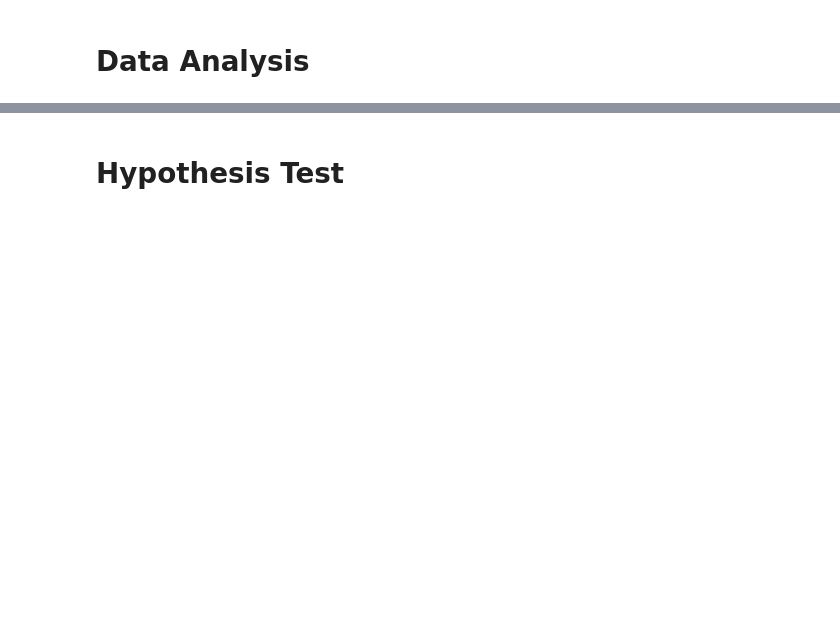
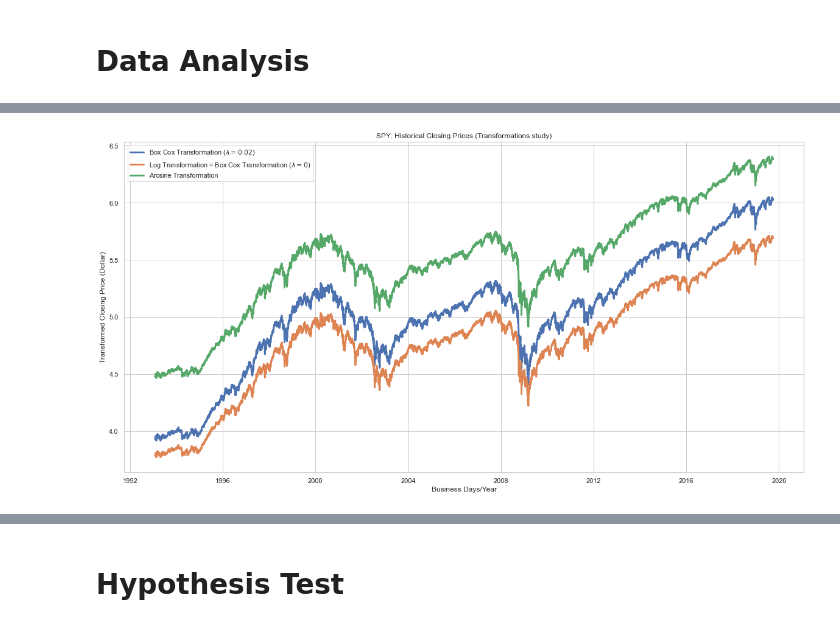
Before and after one commit to DidierRLopes/UnivariateTimeSeriesForecast, a Jupyter notebook: ExploratoryDataAnalysis.ipynb, the cells around one changed output, grey strips where cells are left out. Cells and saved outputs as stored; diff of their text form; code cells hidden in the pictures; blank space fills up the shorter version.

Commit message:
Cleaned up ExploratoryDataAnalysis notebook

```diff
--- a/ExploratoryDataAnalysis.ipynb
+++ b/ExploratoryDataAnalysis.ipynb
@@ -206,12 +206,12 @@ def _plot(x, threshold, drift, ending, ax, ta, tai, taf, gp, gn):
 #    seasonal_periods: The repetition cycle
 
 
-df = dr.DataReader("CPIAUCSL", "fred", start="1947-01-01", end="2019-09-01")
-title = "CPIAUCSL: All Items in U.S. City Average"
-serie = "CPIAUCSL"
-xlab = "Months/Year";
-ylab = "Consumer Price Index";
-seasonal_periods = 12
+#df = dr.DataReader("CPIAUCSL", "fred", start="1947-01-01", end="2019-09-01")
+#title = "CPIAUCSL: All Items in U.S. City Average"
+#serie = "CPIAUCSL"
+#xlab = "Months/Year";
+#ylab = "Consumer Price Index";
+#seasonal_periods = 12
 
 #df = dr.DataReader("TRFVOLUSM227NFWA", "fred", start="1947-01-01", end="2019-09-01")
 #title = "Vehicle Miles Traveled";
@@ -231,13 +231,13 @@ seasonal_periods = 12
 #ylab = 'Closing Price (Euro)';
 #seasonal_periods = 5
 
-#df = dr.data.get_data_yahoo("SPY", start="1993-01-29", end="2019-09-27")
-#df = df[['Close']]
-#title = 'SPY: Historical Closing Prices'
-#serie = "SPY"
-#xlab = 'Business Days/Year';
-#ylab = 'Closing Price (Dollar)';
-#seasonal_periods = 5
+df = dr.data.get_data_yahoo("SPY", start="1993-01-29", end="2019-09-27")
+df = df[['Close']]
+title = 'SPY: Historical Closing Prices'
+serie = "SPY"
+xlab = 'Business Days/Year';
+ylab = 'Closing Price (Dollar)';
+seasonal_periods = 5
 
 # Type of model we expect:
 # 'additive' - Amplitude of the seasonal effect is the same each year
@@ -422,21 +486,23 @@ print("Strenght of Seasonality: %.4f" % FsMul )
 # %%
 # Data Normalization
 fig = plt.figure(figsize=(20,10))
 # The Box-Cox transformation intends to transform data to be closer to normality,
 #or tranform heteroskedastic (non constant variance) data to be closer to homoskedasticity (constant variance).
-plt.plot(df.index, stats.boxcox(df.values, lmbda=.02), label = 'Box Cox Transformation '+u'($\lambda=0.02$)', lw=3)
+plt.plot(df.index, stats.boxcox(df[df.columns[0]].values, lmbda=.02), label = 'Box Cox Transformation '+u'($\lambda=0.02$)', lw=3)
 # The log transform (particular Box-Cox case) can be used where the data has a positively skewed distribution,
 #and there are a few very large values. If the latter is in the area of study,
 #the transform is likely to make variance more constant and normalize data
-plt.plot(df.index, stats.boxcox(df.values, lmbda=0), label = 'Log Transformation = Box Cox Transformation '+u'($\lambda=0$)', lw=3)
+plt.plot(df.index, stats.boxcox(df[df.columns[0]].values, lmbda=0), label = 'Log Transformation = Box Cox Transformation '+u'($\lambda=0$)', lw=3)
 # The arcsine transformation will help make the variances more constant throughout
 #your study area and often makes the data appear normally distributed as well.
-plt.plot(df.index, np.arcsinh(df.values), label = 'Arcsine Transformation', lw=3)
+plt.plot(df.index, np.arcsinh(df[df.columns[0]].values), label = 'Arcsine Transformation', lw=3)
 
 plt.legend(loc='best')
 plt.title(title + ' (Transformations study)')
 plt.xlabel(xlab)
 plt.ylabel('Transformed ' + ylab);
+# %% [output]
+[figure, added]
 # %%
 # Correlation plots
 maxLags = 40
```
Also changed, not shown: parts of 23 cells of this notebook.
